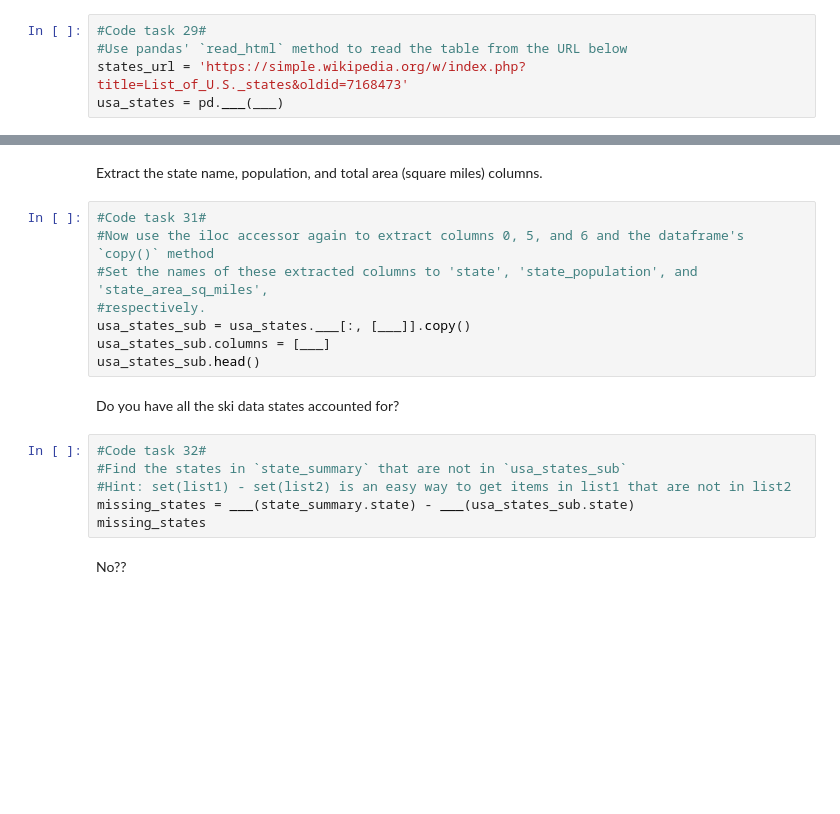
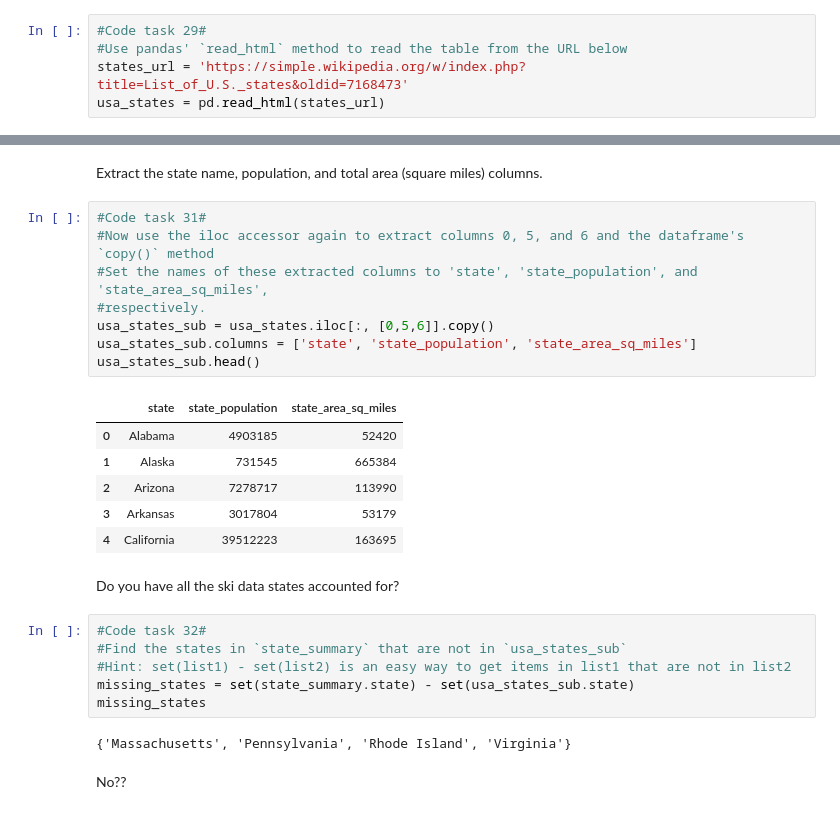
Before and after one commit to Hillary577/DataScienceGuidedCapstone, a Jupyter notebook: Notebooks/HL_02_data_wrangling.ipynb, the cells around one changed output, grey strips where cells are left out. Drawn from its saved outputs; the diff is of its cells as text; blank space fills up the shorter version.

```diff
--- a/Notebooks/HL_02_data_wrangling.ipynb
+++ b/Notebooks/HL_02_data_wrangling.ipynb
@@ -704,6 +704,6 @@ Population and area data for the US states can be obtained from [wikipedia](http
 #Code task 29#
 #Use pandas' `read_html` method to read the table from the URL below
 states_url = 'https://simple.wikipedia.org/w/index.php?title=List_of_U.S._states&oldid=7168473'
-usa_states = pd.___(___)
+usa_states = pd.read_html(states_url)
 # %%
 type(usa_states)
@@ -726,19 +756,28 @@ Extract the state name, population, and total area (square miles) columns.
 # %%
 #Code task 31#
 #Now use the iloc accessor again to extract columns 0, 5, and 6 and the dataframe's `copy()` method
 #Set the names of these extracted columns to 'state', 'state_population', and 'state_area_sq_miles',
 #respectively.
-usa_states_sub = usa_states.___[:, [___]].copy()
-usa_states_sub.columns = [___]
+usa_states_sub = usa_states.iloc[:, [0,5,6]].copy()
+usa_states_sub.columns = ['state', 'state_population', 'state_area_sq_miles']
 usa_states_sub.head()
+# %% [output]
+|  | state | state_population | state_area_sq_miles |
+| 0 | Alabama | 4903185 | 52420 |
+| 1 | Alaska | 731545 | 665384 |
+| 2 | Arizona | 7278717 | 113990 |
+| 3 | Arkansas | 3017804 | 53179 |
+| 4 | California | 39512223 | 163695 |
 # %% [markdown]
 Do you have all the ski data states accounted for?
 # %%
 #Code task 32#
 #Find the states in `state_summary` that are not in `usa_states_sub`
 #Hint: set(list1) - set(list2) is an easy way to get items in list1 that are not in list2
-missing_states = ___(state_summary.state) - ___(usa_states_sub.state)
+missing_states = set(state_summary.state) - set(usa_states_sub.state)
 missing_states
+# %% [output]
+{'Massachusetts', 'Pennsylvania', 'Rhode Island', 'Virginia'}
 # %% [markdown]
 No??
 # %% [markdown]
```
Also changed, not shown: parts of 23 cells of this notebook, 2 other files.
